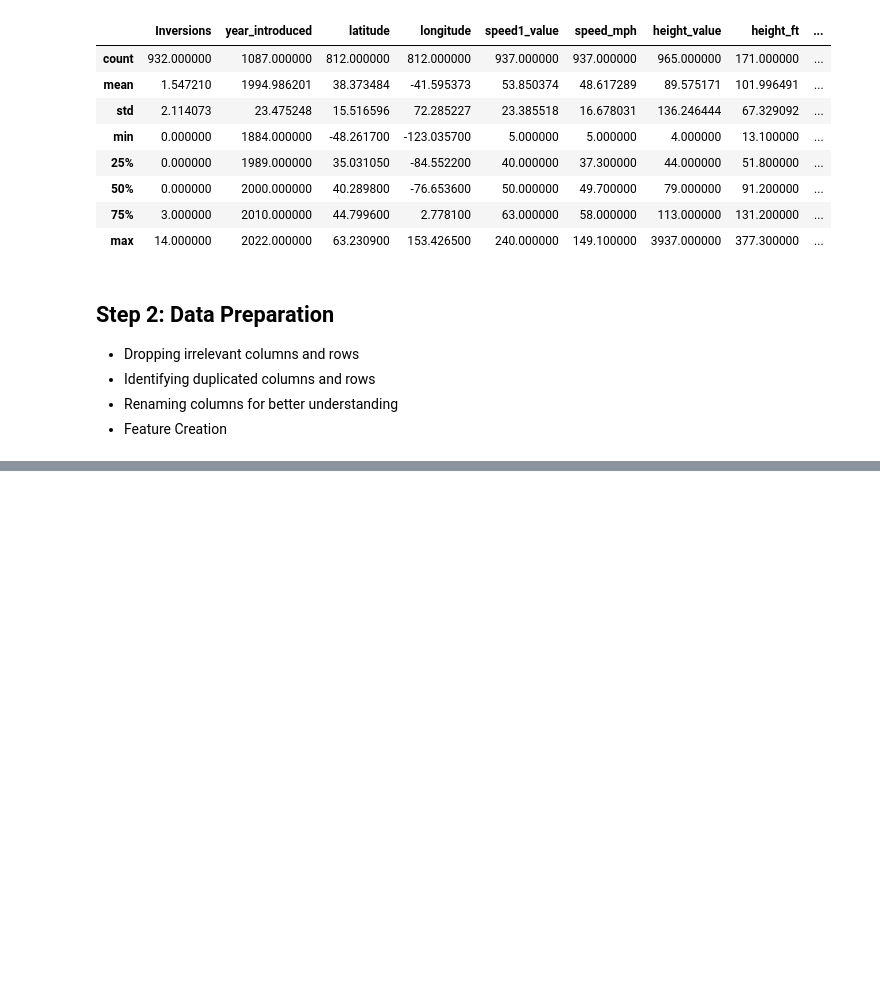
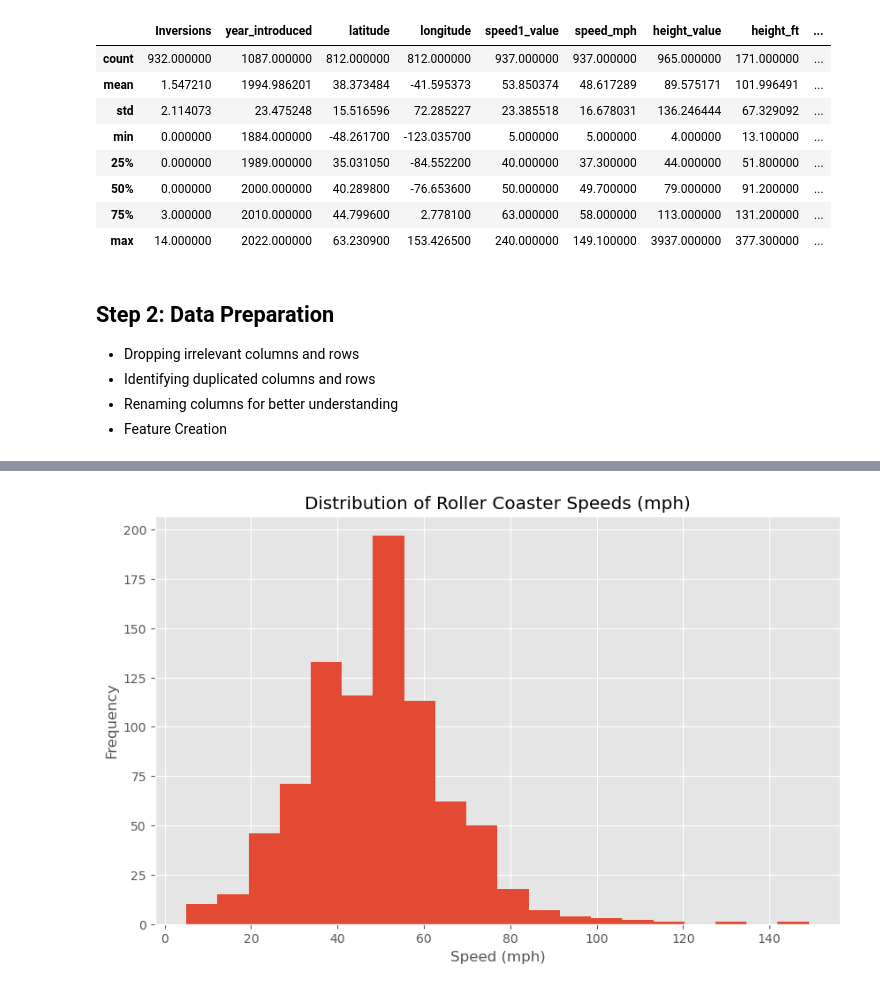
Before and after one commit to ST10356476/Programming_Data_Analytics, a Jupyter notebook: EDA/Exploratory Data Analysis (EDA).ipynb, the cells around one changed output, grey strips where cells are left out. Cells and saved outputs as stored; diff of their text form; code cells hidden in the pictures; blank space fills up the shorter version.

```diff
--- a/EDA/Exploratory Data Analysis (EDA).ipynb
+++ b/EDA/Exploratory Data Analysis (EDA).ipynb
@@ -147,0 +237,4 @@ dtype: object
+# %%
+ax =df['Speed_mph'].plot(kind='hist', bins=20, title='Distribution of Roller Coaster Speeds (mph)', xlabel='Speed (mph)', ylabel='Frequency', figsize=(10, 6))
+# %% [output]
+[figure, added]
```
Also changed, not shown: parts of 16 cells of this notebook.
